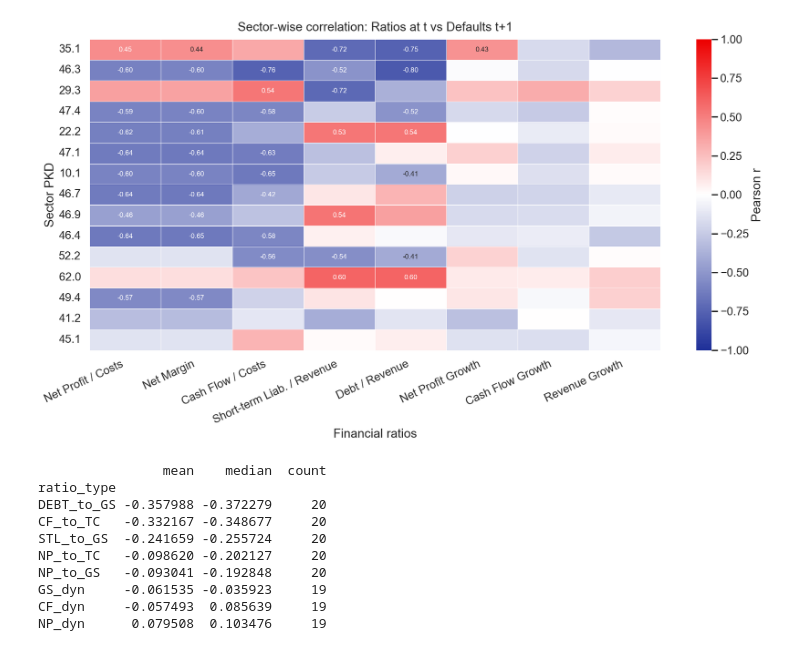
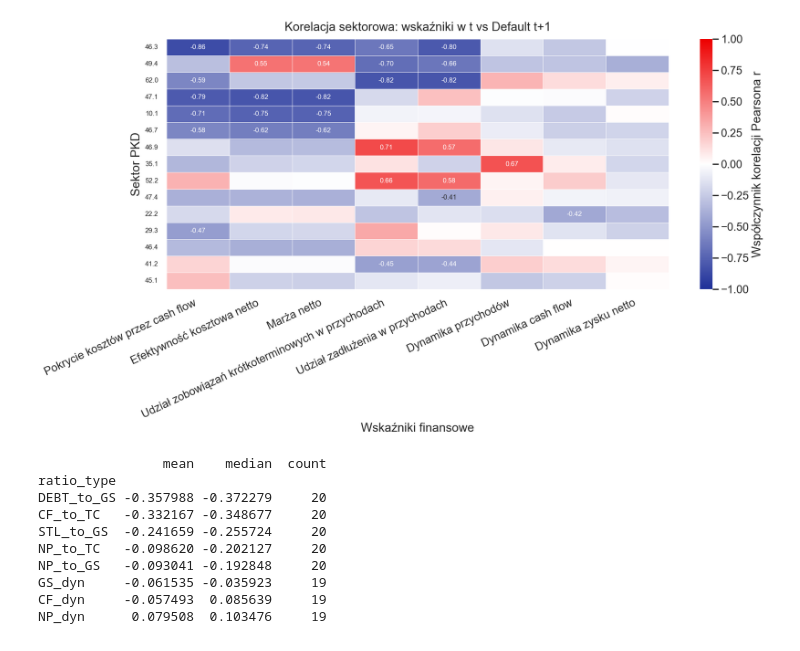
Before and after one commit to Radzi000/Hacknation2025, a Jupyter notebook: szajs_dla_korelackji_z_defaultami.ipynb, the cells around one changed output. Saved outputs shown, nothing was run; the diff lists cells and outputs as text; code cells hidden in the pictures.

```diff
--- a/szajs_dla_korelackji_z_defaultami.ipynb
+++ b/szajs_dla_korelackji_z_defaultami.ipynb
@@ -5,76 +5,118 @@ import seaborn as sns
 import matplotlib.pyplot as plt
 from matplotlib.colors import LinearSegmentedColormap
 
+# -------------------------------
+# 1) Load data
+# -------------------------------
+nums = pd.read_csv(r"C:\Users\wojte\Desktop\Hacknation2025\data\df_pivot_filtered_numbers.csv")
+ratios = pd.read_csv(r"C:\Users\wojte\Desktop\Hacknation2025\data\df_ratios_finished_final_8_ratios_jig.csv")
+
+# -------------------------------
+# 2) Build corr_plot:
+#    correlation of ratios at t vs EN at t+1, sector-wise
+# -------------------------------
+ratio_cols = [c for c in ratios.columns if c != "rok"]
+prefixes = sorted({c.split("_", 1)[0] for c in ratio_cols})
+ratio_types = sorted({c.split("_", 1)[1] for c in ratio_cols})
+
+corr_plot = pd.DataFrame(index=prefixes, columns=ratio_types, dtype=float)
+
+for prefix in prefixes:
+    en_col = f"{prefix}_EN"
+    if en_col not in nums.columns:
+        continue
+
+    en_t1 = nums[en_col].shift(-1)  # EN at t+1
+    cols = [c for c in ratio_cols if c.startswith(prefix + "_")]
+
+    df = pd.concat([en_t1.rename("EN_t1"), ratios[cols]], axis=1).dropna()
+    if df.empty:
+        continue
+
+    corr = df.corr(numeric_only=True)["EN_t1"].drop("EN_t1")
+
+    for full, val in corr.items():
+        corr_plot.at[prefix, full.split("_", 1)[1]] = val
+
+# -------------------------------
+# 3) Pretty Polish labels
+# -------------------------------
 threshold = 0.4
 
-pretty = {
-    "DEBT_to_GS": "Debt / Revenue",
-    "CF_to_TC": "Cash Flow / Costs",
-    "STL_to_GS": "Short-term Liab. / Revenue",
-    "NP_to_TC": "Net Profit / Costs",
-    "NP_to_GS": "Net Margin",
-    "GS_dyn": "Revenue Growth",
-    "CF_dyn": "Cash Flow Growth",
-    "NP_dyn": "Net Profit Growth",
+pretty_pl = {
+    "DEBT_to_GS": "Udział zadłużenia w przychodach",
+    "CF_to_TC": "Pokrycie kosztów przez cash flow",
+    "STL_to_GS": "Udział zobowiązań krótkoterminowych w przychodach",
+    "NP_to_TC": "Efektywność kosztowa netto",
+    "NP_to_GS": "Marża netto",
+    "GS_dyn": "Dynamika przychodów",
+    "CF_dyn": "Dynamika cash flow",
+    "NP_dyn": "Dynamika zysku netto",
 }
 
-# ---- Optional: reorder rows/cols by average absolute correlation
+# -------------------------------
+# 4) Order rows/cols by mean |corr|
+# -------------------------------
 row_order = corr_plot.abs().mean(axis=1).sort_values(ascending=False).index
 col_order = corr_plot.abs().mean(axis=0).sort_values(ascending=False).index
 corr_plot_ord = corr_plot.loc[row_order, col_order]
 
-# ---- Rename columns (for plotting only)
-corr_plot_full = corr_plot_ord.rename(columns=lambda c: pretty.get(c, c))
+# Rename columns for plotting only
+corr_plot_full = corr_plot_ord.rename(columns=lambda c: pretty_pl.get(c, c))
 
-# ---- Mask NaNs
+# Mask NaNs
 mask = corr_plot_full.isna()
 
-# ---- Thresholded annotations
+# Thresholded annotations
 annot_mat = corr_plot_full.applymap(
     lambda x: f"{x:.2f}" if pd.notna(x) and abs(x) >= threshold else ""
 )
 
-# ---- Custom blue-white-red gradient
+# -------------------------------
+# 5) Custom blue-white-red gradient
+# -------------------------------
 blue_white_red = LinearSegmentedColormap.from_list(
     "blue_white_red",
     ["#1f3099", "#ffffff", "#ed0000"]  # deep blue → white → deep red
 )
 
-# ---- Plot styling
+# -------------------------------
+# 6) Plot
+# -------------------------------
 sns.set_theme(style="white", context="talk")
 
 fig, ax = plt.subplots(figsize=(16, 9), dpi=120)
 
 sns.heatmap(
     corr_plot_full,
     mask=mask,
     annot=annot_mat,
     fmt="",
     cmap=blue_white_red,
     center=0,
     vmin=-1, vmax=1,
     linewidths=0.6,
     linecolor="white",
-    cbar_kws={"label": "Pearson r"},
+    cbar_kws={"label": "Współczynnik korelacji Pearsona r"},
     annot_kws={"size": 10},
     ax=ax
 )
 
-ax.set_title("Sector-wise correlation: Ratios at t vs Defaults t+1", pad=12)
-ax.set_xlabel("Financial ratios")
-ax.set_ylabel("Sector PKD")
+ax.set_title("Korelacja sektorowa: wskaźniki w t vs Default t+1", pad=12)
+ax.set_xlabel("Wskaźniki finansowe")
+ax.set_ylabel("Sektor PKD")
 
 plt.xticks(rotation=25, ha="right")
-plt.yticks(rotation=0)
+plt.yticks(rotation=0, fontsize=10)
 
 plt.tight_layout()
 plt.savefig(
     "corr_heatmap_EN_t1_thresholded_full_labels.png",
     dpi=300, bbox_inches="tight", facecolor="white"
 )
 plt.show()
 # %% [output]
-[figure, old version]
+[figure, new version]
 # %%
 import pandas as pd
 import numpy as np
```
Also changed, not shown: parts of 1 cell of this notebook, 2 other files.
